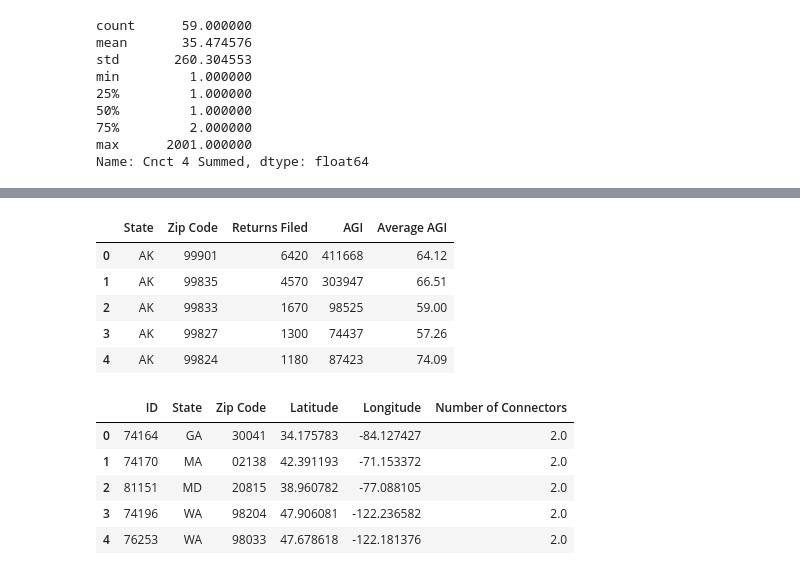
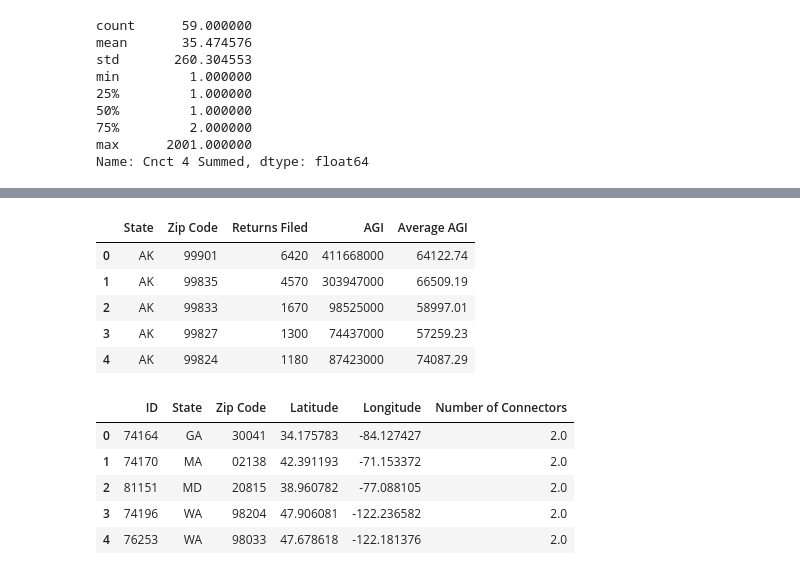
Before and after one commit to VanessaVanG/GW_Project1, a Jupyter notebook: data_exploration_cleanup.ipynb, the cells around one changed output, grey strips where cells are left out. Cells and saved outputs as stored; diff of their text form; code cells hidden in the pictures.

```diff
--- a/data_exploration_cleanup.ipynb
+++ b/data_exploration_cleanup.ipynb
@@ -82,17 +85,20 @@ stn_df.head()
 | 3 | Performance Kia | 229 SW Everett Mall Way | Everett | WA | 98204 | 0.0 | 0.0 | 2.0 | ... |
 | 4 | Lee Johnson Kia | 11845 NE 85th St | Kirkland | WA | 98033 | 0.0 | 0.0 | 2.0 | ... |
 # %%
+#multiply the agi column by 1000 (because it's in thousands of dollars)
+income_df['AGI'] = income_df['AGI'] * 1000
+
 #find the average agi
 income_df['Average AGI'] = round((income_df['AGI'] / income_df['Returns Filed']), 2)
 
 income_df.head()
 # %% [output]
 |  | State | Zip Code | Returns Filed | AGI | Average AGI |
-| 0 | AK | 99901 | 6420 | 411668 | 64.12 |
-| 1 | AK | 99835 | 4570 | 303947 | 66.51 |
-| 2 | AK | 99833 | 1670 | 98525 | 59.00 |
-| 3 | AK | 99827 | 1300 | 74437 | 57.26 |
-| 4 | AK | 99824 | 1180 | 87423 | 74.09 |
+| 0 | AK | 99901 | 6420 | 411668000 | 64122.74 |
+| 1 | AK | 99835 | 4570 | 303947000 | 66509.19 |
+| 2 | AK | 99833 | 1670 | 98525000 | 58997.01 |
+| 3 | AK | 99827 | 1300 | 74437000 | 57259.23 |
+| 4 | AK | 99824 | 1180 | 87423000 | 74087.29 |
 # %%
 #narrow down both dfs in prep for merging
 nrw_stn_df = stn_df[['ID', 'State', 'Zip Code', 'Latitude', 'Longitude', 'Number of Connectors']]
```
Also changed, not shown: parts of 23 cells of this notebook.
